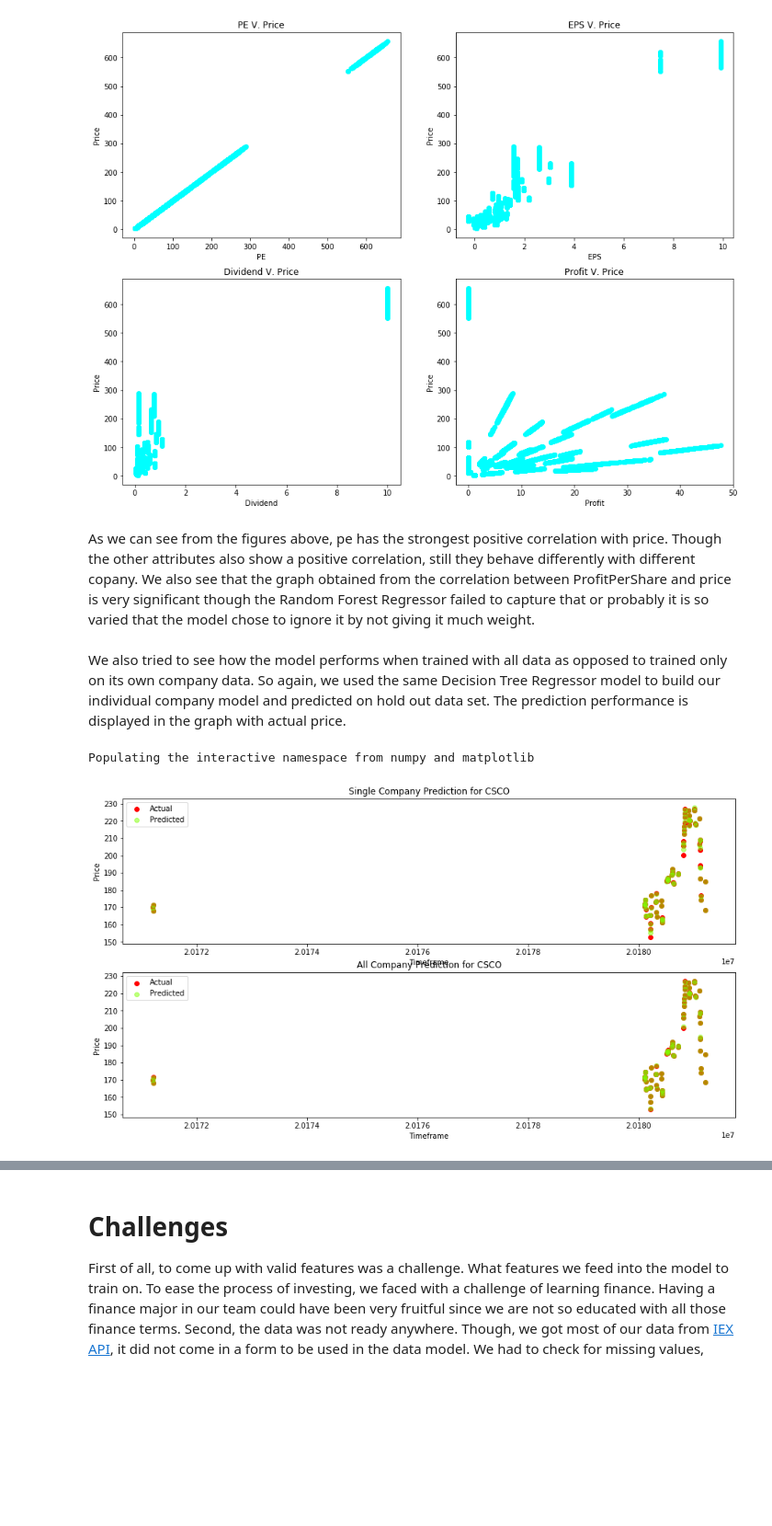
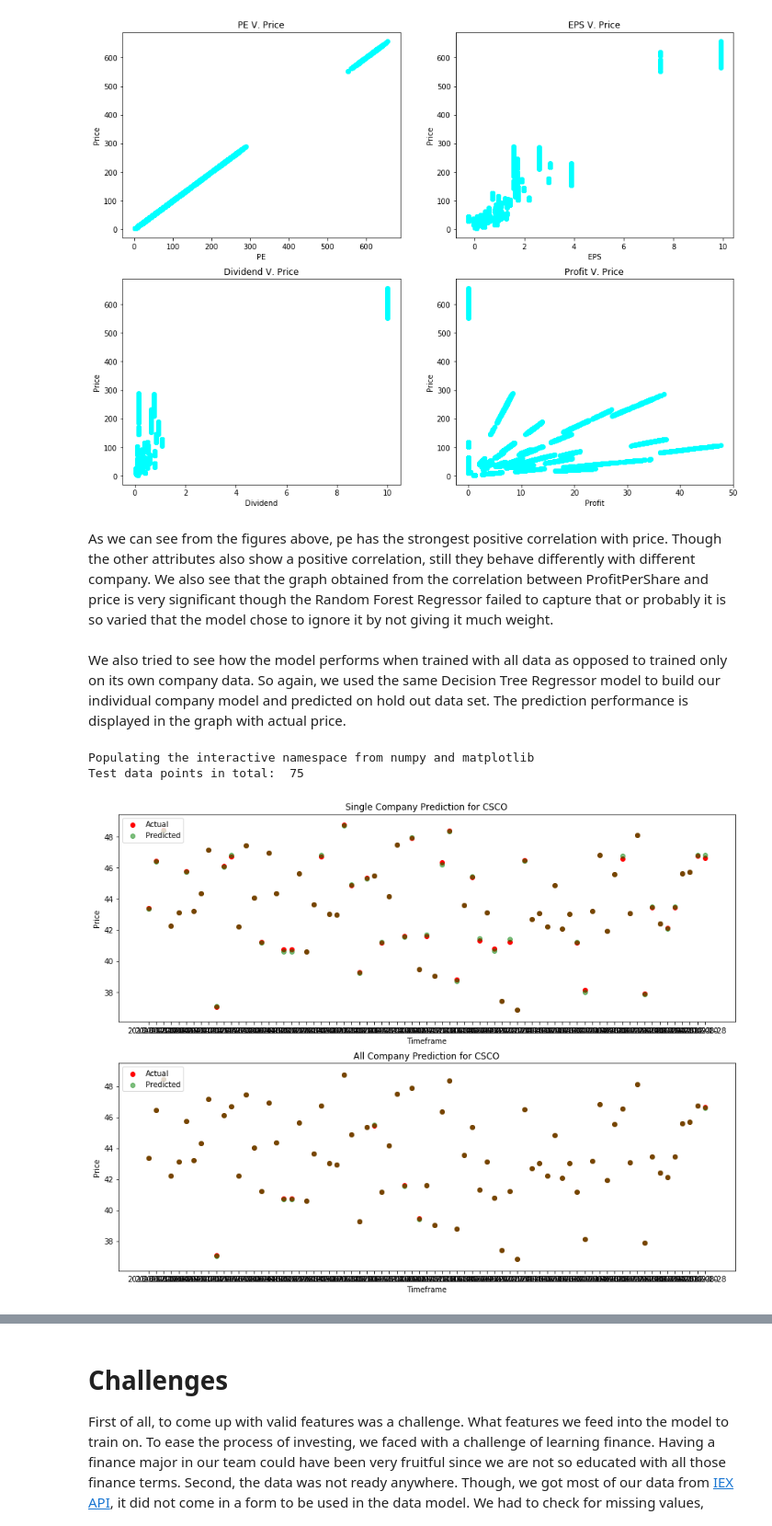
Before and after one commit to breindy/SafeTrade, a Jupyter notebook: PredictionModel/FinalReport.ipynb, the cells around one changed output, grey strips where cells are left out. Shown at 92% size. Drawn from its saved outputs; the diff is of its cells as text; code cells hidden in the pictures; blank space fills up the shorter version.

```diff
--- a/PredictionModel/FinalReport.ipynb
+++ b/PredictionModel/FinalReport.ipynb
@@ -109,8 +114,8 @@ False
 # %%
 ### Cleaning the dataframe df to have only features that have numeric values as well as
 # dividing the DataFrame in X(Features) and Y(Target)
-X = df[['date', 'dividend', 'eps', 'nasdaqIndex', 'numberOfShare', 'pe', 'profitPerShare', 'revenuePerShare']].copy()
-X['date'] = X['date'].str.replace("-","").astype(int)
+X = df[['dividend', 'eps', 'nasdaqIndex', 'numberOfShare', 'pe', 'profitPerShare', 'revenuePerShare']].copy()
+#X['date'] = X['date'].str.replace("-","").astype(int)
 Y = df.price
 print(Y.head(3))
 X.head(3)
@@ -231,46 +239,46 @@ plt.show()
 Populating the interactive namespace from numpy and matplotlib
 [figure]
 # %% [markdown]
-As we can see from the figures above, pe has the strongest positive correlation with price. Though the other attributes also show a positive correlation, still they behave differently with different copany. We also see that the graph obtained from the correlation between ProfitPerShare and price is very significant though the Random Forest Regressor failed to capture that or probably it is so varied that the model chose to ignore it by not giving it much weight.
+As we can see from the figures above, pe has the strongest positive correlation with price. Though the other attributes also show a positive correlation, still they behave differently with different company. We also see that the graph obtained from the correlation between ProfitPerShare and price is very significant though the Random Forest Regressor failed to capture that or probably it is so varied that the model chose to ignore it by not giving it much weight.
 # %% [markdown]
 We also tried to see how the model performs when trained with all data as opposed to trained only on its own company data. So again, we used the same Decision Tree Regressor model to build our individual company model and predicted on hold out data set. The prediction performance is displayed in the graph with actual price.
 # %%
 %pylab inline
 pylab.rcParams['figure.figsize'] = (15, 8)
+plt.subplots_adjust(bottom=None, top=1.2)
 # Building model with CSCO data only
-cscoDF = AllDF.loc[AllDF['symbol'].isin(['AAPL'])]
+cscoDF = AllDF.loc[AllDF['symbol'].isin(['CSCO'])]
 cscoX = cscoDF[['date', 'dividend', 'eps', 'nasdaqIndex', 'numberOfShare', 'pe', 'profitPerShare', 'revenuePerShare']].copy()
 # Converting date to int to be ready to be used in the model
-cscoX['date'] = cscoX['date'].str.replace("-","").astype(int)
+#cscoX['date'] = cscoX['date'].str.replace("-","").astype(int)
 cscoY = cscoDF.price
 cscoX_train, cscoX_test, cscoy_train, cscoy_test = train_test_split(cscoX, cscoY, test_size=0.3, random_state=1)
+date = cscoX_test['date']
+cscoX_test = cscoX_test.drop('date', 1)
+cscoX_train = cscoX_train.drop('date', 1)
 cscoRF = RandomForestRegressor(n_estimators=25, random_state=2)
 cscoRF.fit(cscoX_train, cscoy_train)
 cscoy_pred = cscoRF.predict(cscoX_test)
 ally_pred = rf.predict(cscoX_test)
+print('Test data points in total: ', ally_pred.shape[0])
+
 plt.subplot(2, 1, 1)
-plt.scatter(cscoX_test['date'], cscoy_test, color='red', label='Actual')
-plt.scatter(cscoX_test['date'], cscoy_pred, color='chartreuse', label='Predicted', alpha=0.5)
+plt.scatter(date, cscoy_test, color='red', label='Actual')
+plt.scatter(date, cscoy_pred, color='green', label='Predicted', alpha=0.5)
 plt.title("Single Company Prediction for CSCO")
 plt.xlabel('Timeframe')
 plt.ylabel('Price')
 plt.legend(loc='upper left');
 
 cscoALly_pred = rf.predict(cscoX_test)
 plt.subplot(2, 1, 2)
-plt.scatter(cscoX_test['date'], cscoy_test, color='red', label='Actual')
-plt.scatter(cscoX_test['date'], cscoALly_pred, color='chartreuse', label='Predicted', alpha=0.5)
+plt.scatter(date, cscoy_test, color='red', label='Actual')
+plt.scatter(date, cscoALly_pred, color='green', label='Predicted', alpha=0.5)
 plt.title("All Company Prediction for CSCO")
 plt.xlabel('Timeframe')
 plt.ylabel('Price')
 plt.legend(loc='upper left');
-#plt.axis([20179, 20180, 0, 50])
-#print(cscoX_test['date'], ' : ', cscoy_pred)
-print()
-
-msftDF = AllDF.loc[AllDF['symbol'].isin(['MSFT'])]
-dalDF = AllDF.loc[AllDF['symbol'].isin(['DAL'])]
-dalDF = AllDF.loc[AllDF['symbol'].isin(['CVX'])]
 # %% [output]
 Populating the interactive namespace from numpy and matplotlib
+Test data points in total:  75
-[figure, old version]
+[figure, new version]
```
Also changed, not shown: parts of 12 cells of this notebook, 1 other file.
